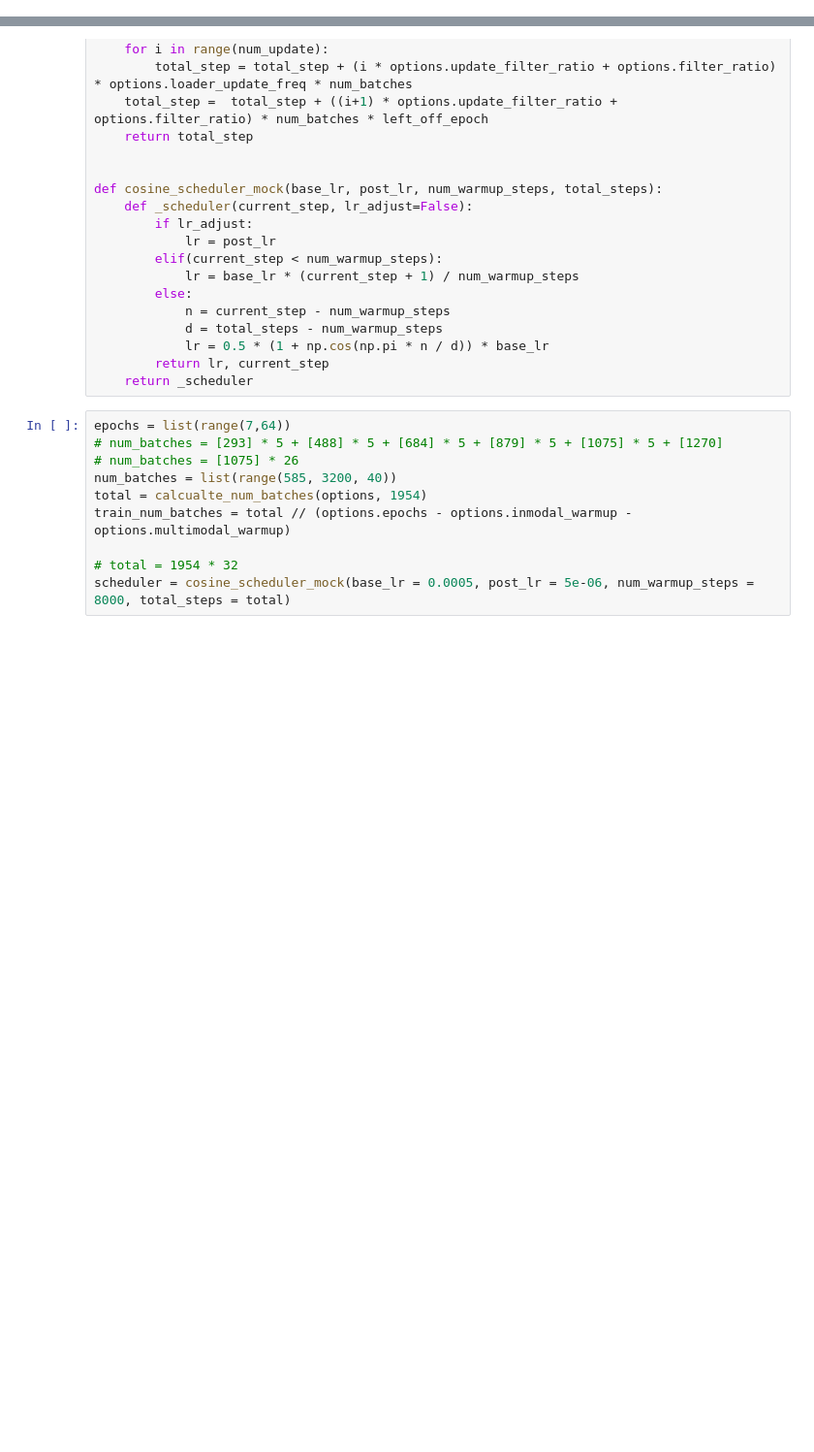
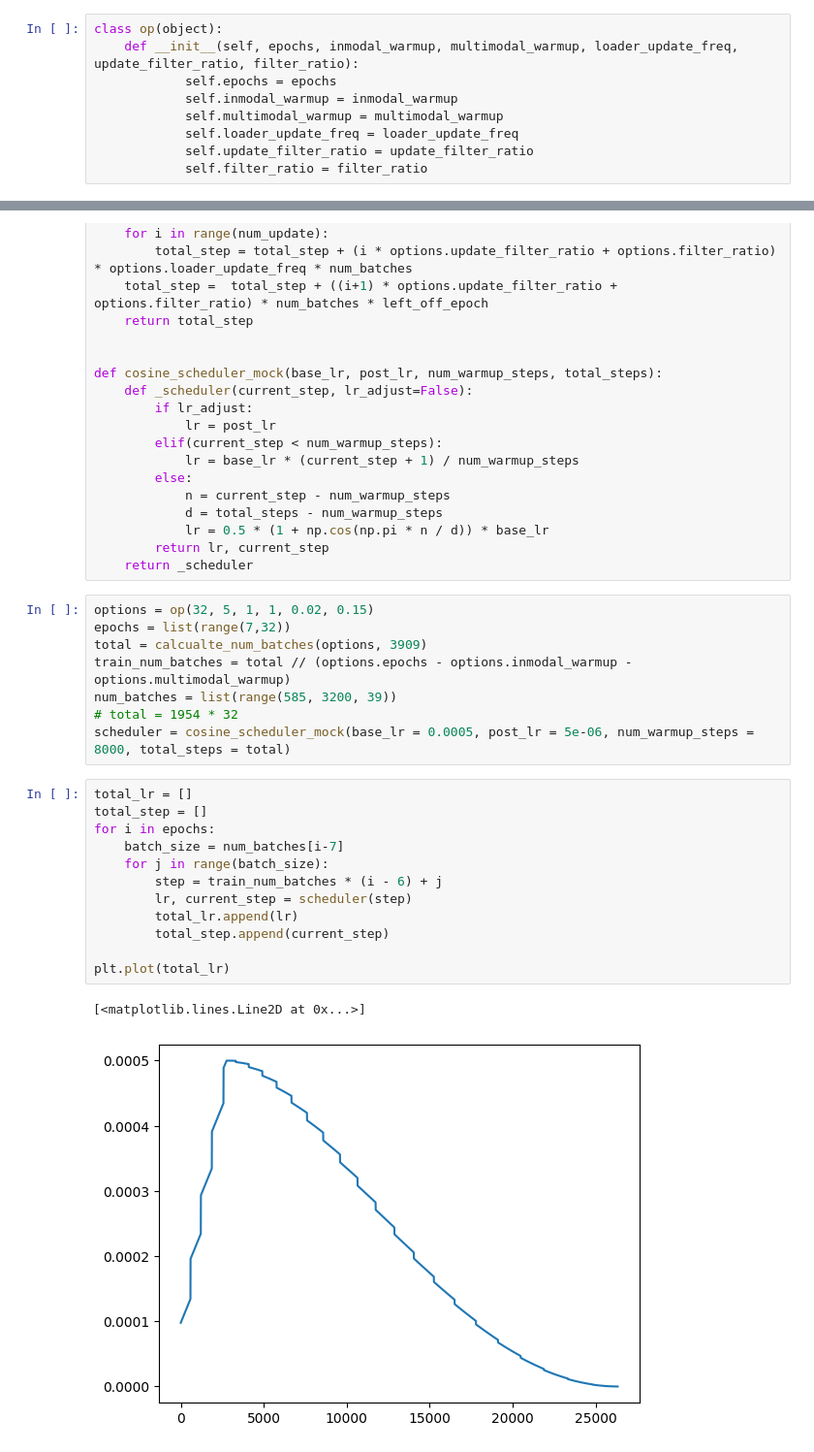
Before and after one commit to HangerYang/RoCLIP, a Jupyter notebook: CyCLIP/lr_analysis.ipynb, the cells around one changed output, grey strips where cells are left out. Shown at 97% size. Drawn from its saved outputs; the diff is of its cells as text; blank space fills up the shorter version.

```diff
--- a/CyCLIP/lr_analysis.ipynb
+++ b/CyCLIP/lr_analysis.ipynb
@@ -3,6 +3,15 @@ import pandas as pd
 import matplotlib.pyplot as plt
 import re
 import numpy as np
+# %%
+class op(object):
+    def __init__(self, epochs, inmodal_warmup, multimodal_warmup, loader_update_freq, update_filter_ratio, filter_ratio):
+            self.epochs = epochs
+            self.inmodal_warmup = inmodal_warmup
+            self.multimodal_warmup = multimodal_warmup
+            self.loader_update_freq = loader_update_freq
+            self.update_filter_ratio = update_filter_ratio
+            self.filter_ratio = filter_ratio
 # %%
 file1 = open('logs/NNCLIP_1M_0.02/output.log', 'r')
 Lines = file1.readlines()
@@ -55,12 +64,25 @@ def cosine_scheduler_mock(base_lr, post_lr, num_warmup_steps, total_steps):
         return lr, current_step
     return _scheduler
 # %%
-epochs = list(range(7,64))
-# num_batches = [293] * 5 + [488] * 5 + [684] * 5 + [879] * 5 + [1075] * 5 + [1270]
-# num_batches = [1075] * 26
-num_batches = list(range(585, 3200, 40))
-total = calcualte_num_batches(options, 1954)
+options = op(32, 5, 1, 1, 0.02, 0.15)
+epochs = list(range(7,32))
+total = calcualte_num_batches(options, 3909)
 train_num_batches = total // (options.epochs - options.inmodal_warmup - options.multimodal_warmup)
-
+num_batches = list(range(585, 3200, 39))
 # total = 1954 * 32
 scheduler = cosine_scheduler_mock(base_lr = 0.0005, post_lr = 5e-06, num_warmup_steps = 8000, total_steps = total)
+# %%
+total_lr = []
+total_step = []
+for i in epochs:
+    batch_size = num_batches[i-7]
+    for j in range(batch_size):
+        step = train_num_batches * (i - 6) + j
+        lr, current_step = scheduler(step)
+        total_lr.append(lr)
+        total_step.append(current_step)
+
+plt.plot(total_lr)
+# %% [output]
+[<matplotlib.lines.Line2D at 0x...>]
+[figure, added]
```
Also changed, not shown: parts of 1 cell of this notebook.
